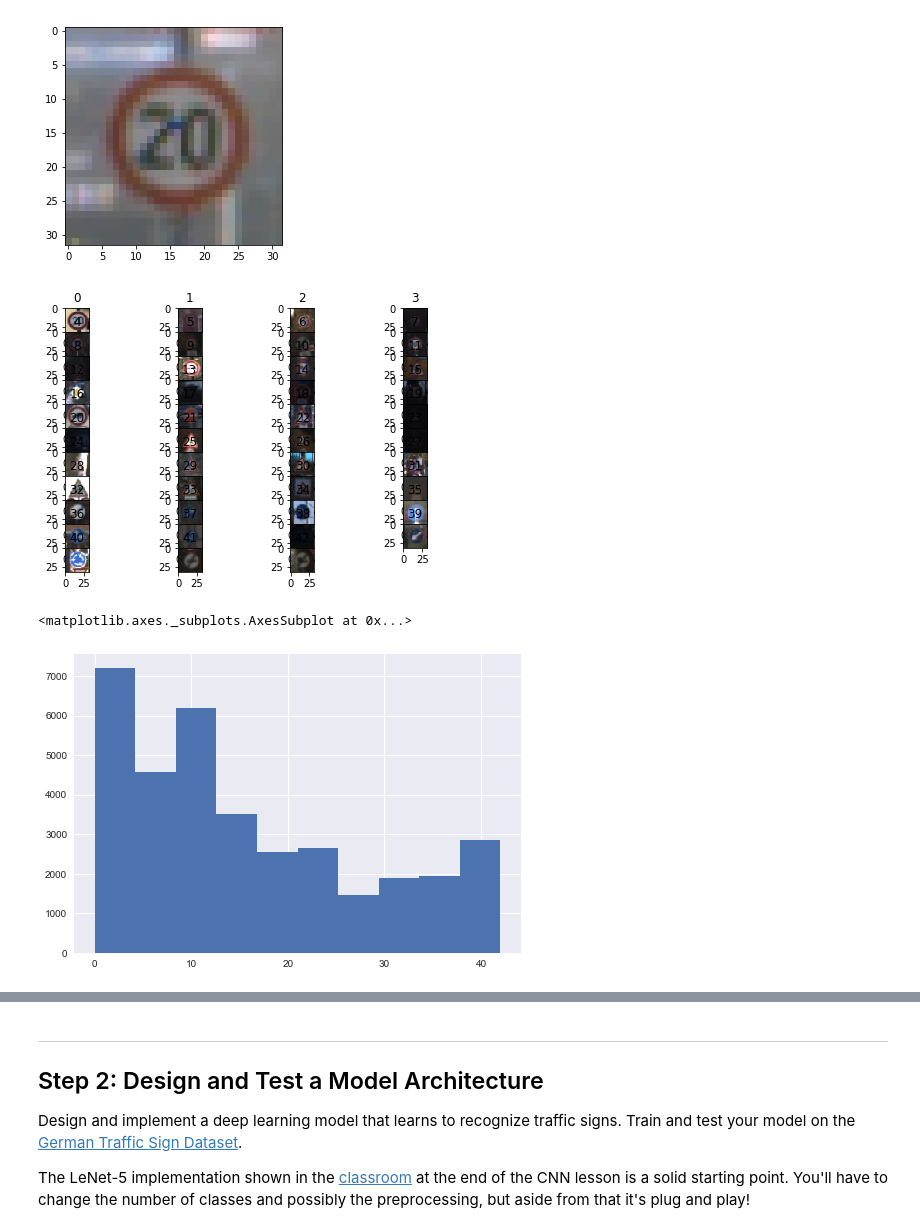
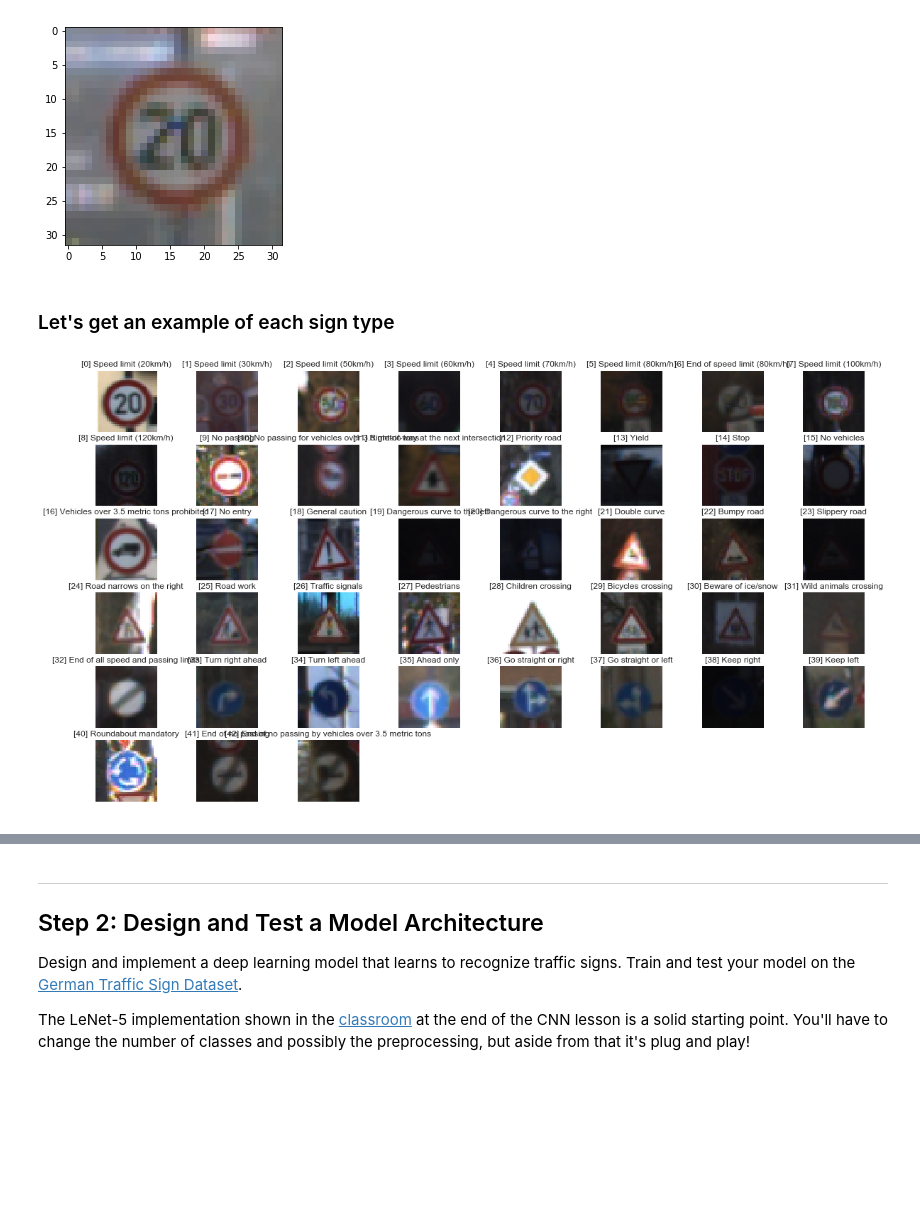
Before and after one commit to chaoweiwu/CarND-Traffic-Sign-Classifier-Project, a Jupyter notebook: Traffic_Sign_Classifier.ipynb, the cells around one changed output, grey strips where cells are left out. Saved outputs shown, nothing was run; the diff lists cells and outputs as text; code cells hidden in the pictures; blank space fills up the shorter version.

```diff
--- a/Traffic_Sign_Classifier.ipynb
+++ b/Traffic_Sign_Classifier.ipynb
@@ -104,28 +101,28 @@ plt.imshow(train["features"][10000])
 # %% [output]
 <matplotlib.image.AxesImage at 0x...>
 [figure]
+# %% [markdown]
+### Let's get an example of each sign type
 # %%
+import seaborn as sns
 import matplotlib.gridspec as gridspec
 
 labels = pd.Series(train["labels"])
+sign_names = pd.read_csv('signnames.csv')["SignName"].tolist()
 
 def first_index(series, value):
     return series[series == value].index[0]
 
 label_examples = {label: first_index(labels, label) for label in labels.unique()}
 
-gs = gridspec.GridSpec(12, 4, top=1., bottom=0., right=1., left=0., hspace=0.,wspace=.2)
+plt.figure(figsize=(20, 15))
+gs = gridspec.GridSpec(8, 8)
 
-for (label, image_id), g in zip(label_examples.items(), gs):
+for (label, image_id), g, sign_name in zip(label_examples.items(), gs, sign_names):
     ax = plt.subplot(g)
-
-    ax.set_title(label)
+    ax.axis('off')
+    title = "[{}] {}".format(label, sign_name)
+    ax.set_title(title)
     ax.imshow(train["features"][image_id])
 # %% [output]
-[figure, old version]
+[figure, new version]
-# %%
-import seaborn as sns
-pd.Series(train["labels"]).hist()
-# %% [output]
-<matplotlib.axes._subplots.AxesSubplot at 0x...>
-[figure, removed]
```
Also changed, not shown: parts of 35 cells of this notebook, 13 other files.
